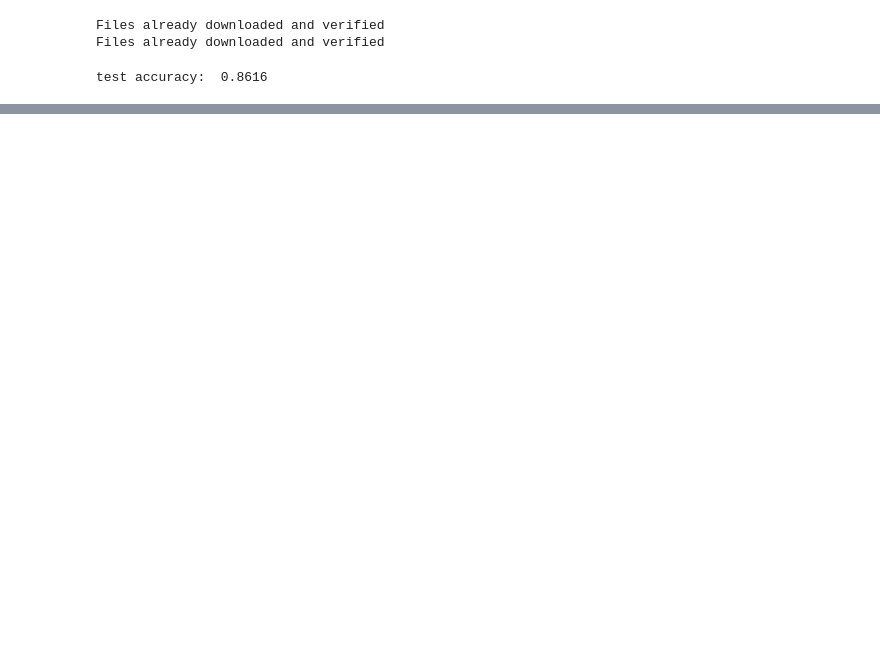
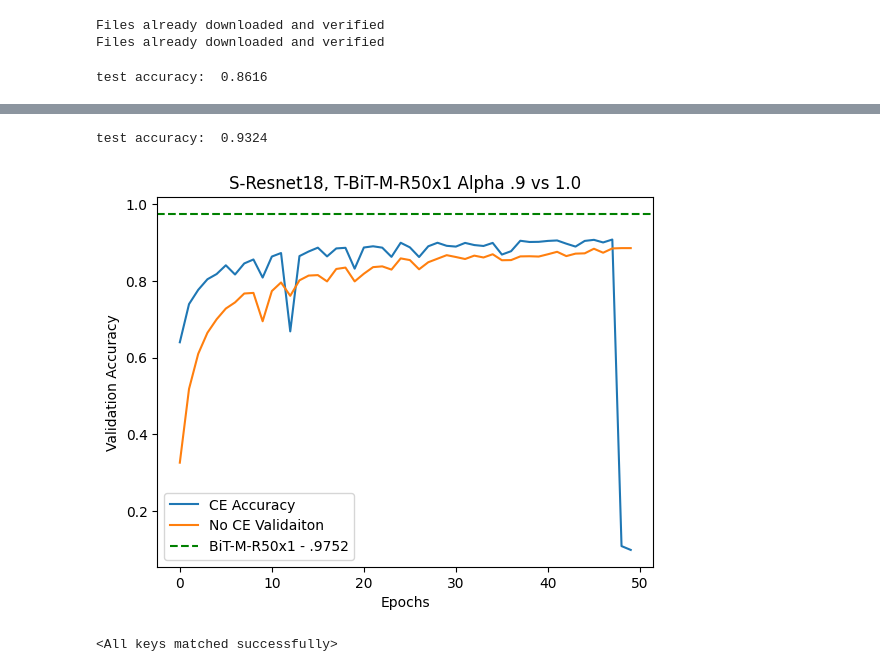
Before and after one commit to jiangqiw/DSC180B_Q2_Project, a Jupyter notebook: test.ipynb, the cells around one changed output, grey strips where cells are left out. Cells and saved outputs as stored; diff of their text form; code cells hidden in the pictures; blank space fills up the shorter version.

```diff
--- a/test.ipynb
+++ b/test.ipynb
@@ -194,0 +668,44 @@ from quantize_neural_net import QuantizeNeuralNet
+# %%
+teacher_net = networks.TeacherNetwork()
+
+checkpoint = torch.load('resnet18_pretrained.bin')
+
+teacher_net.model.load_state_dict(checkpoint)
+teacher_net.to(fast_device)
+
+reproducibilitySeed()
+_, test_accuracy = utils.getLossAccuracyOnDataset(teacher_net, test_loader, device)
+print('test accuracy: ', test_accuracy)
+# %% [output]
+test accuracy:  0.9324
+# %%
+import matplotlib.pyplot as plt
+import numpy as np
+checkpoint_with_CE = torch.load('student_BiT_adam\T=4, alpha=0.9, dropout_hidden=0.0, dropout_input=0.0, lr=0.0005, lr_decay=0.95, momentum=0.9, weight_decay=0.0001_checkpoint_epoch_50.tar')
+# Example data: Replace this with your actual data
+val_acc_CE = checkpoint_with_CE['val_acc']  # Assuming this is your validation accuracy data
+val_acc_no_CE = checkpoint['val_acc']
+
+# Define a function for moving average
+def moving_average(data, window_size):
+    return np.convolve(data, np.ones(window_size) / window_size, mode='valid')
+
+# Apply smoothing
+window_size = 10  # Adjust this to control the degree of smoothing
+
+# Plot original and smoothed curves
+plt.plot(val_acc_CE, label="CE Accuracy")
+plt.plot(val_acc_no_CE, label='No CE Validaiton')
+plt.axhline(y=.9752, color='green', linestyle='--', label='BiT-M-R50x1 - .9752')
+plt.legend()
+plt.title("S-Resnet18, T-BiT-M-R50x1 Alpha .9 vs 1.0")
+plt.xlabel("Epochs")
+plt.ylabel("Validation Accuracy")
+#plt.savefig("T-BiT-M-R50x1_alpha_comparison.png")
+plt.show()
+# %% [output]
+[figure, added]
+# %%
+prepared_student.load_state_dict(checkpoint['model_state_dict'])
+# %% [output]
+<All keys matched successfully>
```
Also changed, not shown: parts of 50 cells of this notebook, 14 other files.
